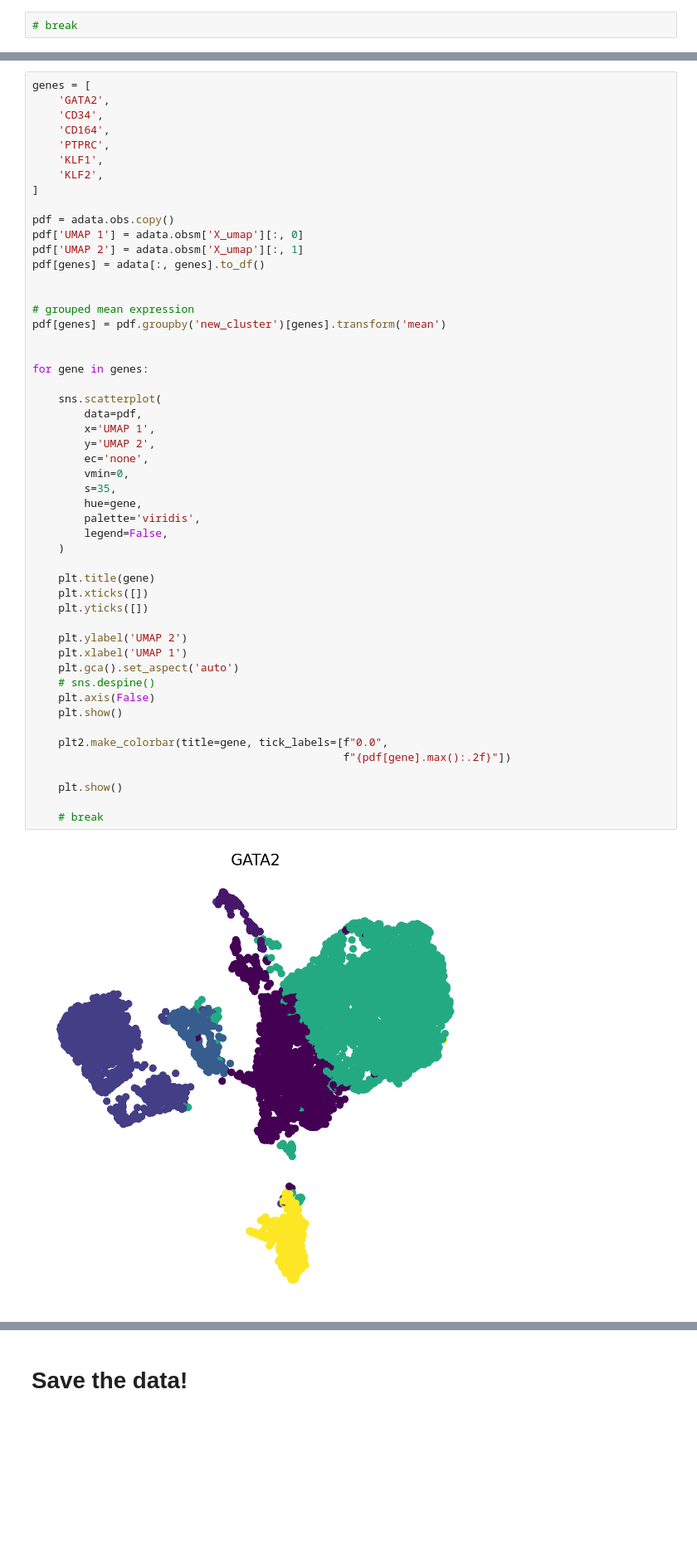
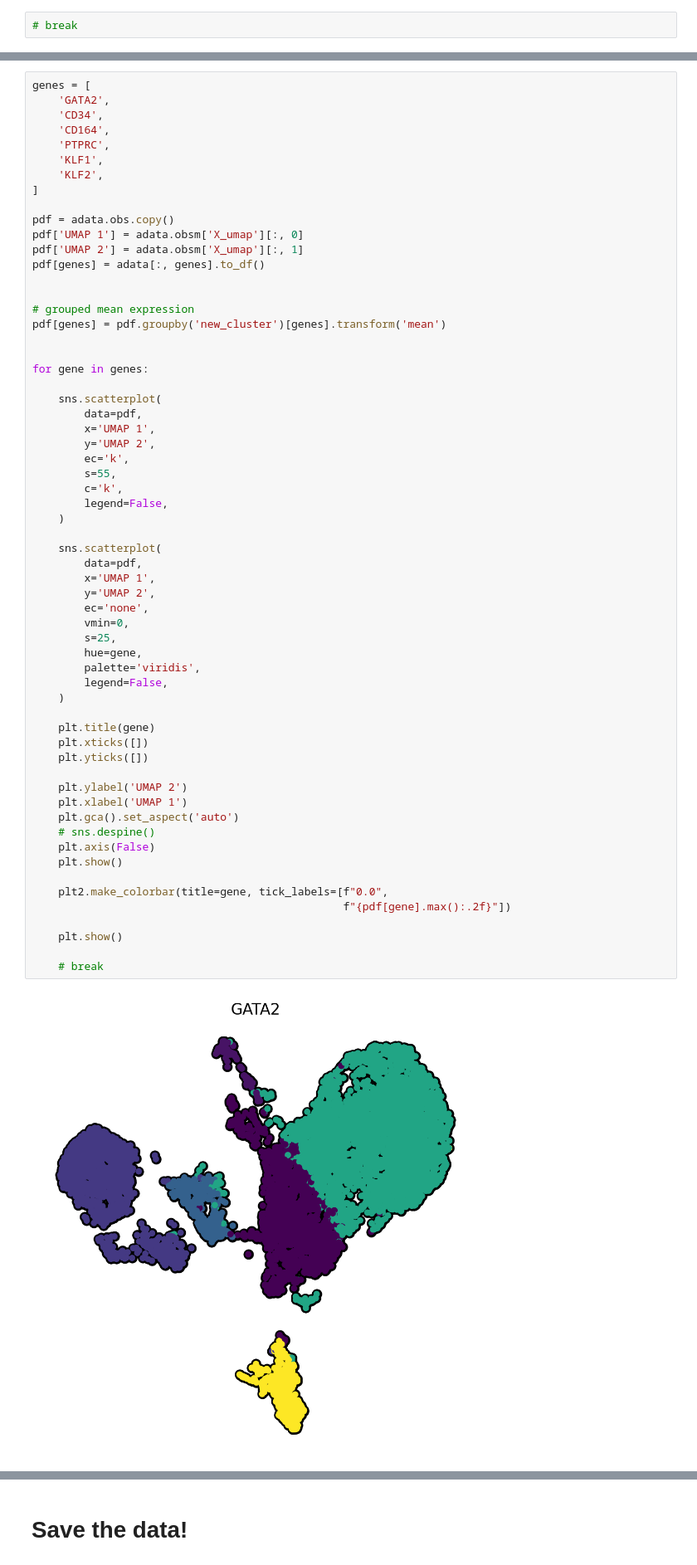
Before and after one commit to CooperStansbury/ONT-single-cell, a Jupyter notebook: notebooks/FIGURE_2.ipynb, the cells around one changed output, grey strips where cells are left out. Shown at 83% size. Drawn from its saved outputs; the diff is of its cells as text; blank space fills up the shorter version.

```diff
--- a/notebooks/FIGURE_2.ipynb
+++ b/notebooks/FIGURE_2.ipynb
@@ -415,33 +414,43 @@ for gene in genes:
 
     sns.scatterplot(
         data=pdf,
         x='UMAP 1',
         y='UMAP 2',
+        ec='k',
+        s=55,
+        c='k',
+        legend=False,
+    )
+
+    sns.scatterplot(
+        data=pdf,
+        x='UMAP 1',
+        y='UMAP 2',
         ec='none',
         vmin=0,
-        s=35,
+        s=25,
         hue=gene,
         palette='viridis',
         legend=False,
     )
 
     plt.title(gene)
     plt.xticks([])
     plt.yticks([])
 
     plt.ylabel('UMAP 2')
     plt.xlabel('UMAP 1')
     plt.gca().set_aspect('auto')
     # sns.despine()
     plt.axis(False)
     plt.show()
 
     plt2.make_colorbar(title=gene, tick_labels=[f"0.0",
                                                 f"{pdf[gene].max():.2f}"])
 
     plt.show()
 
     # break
 # %% [output]
-[figure, old version]
+[figure, new version]
 [figure]
```
Also changed, not shown: parts of 11 cells of this notebook, 5 other files.
